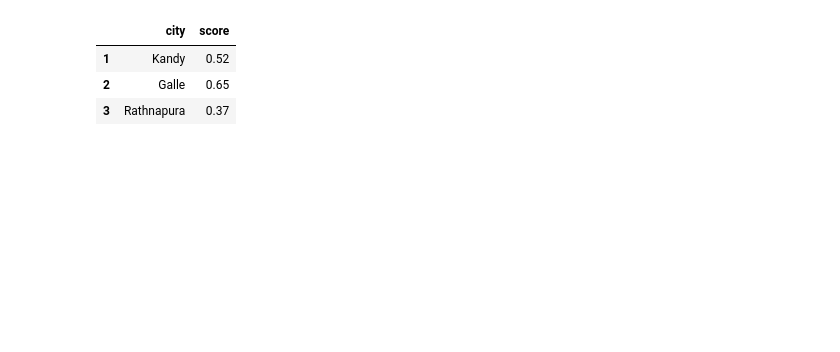
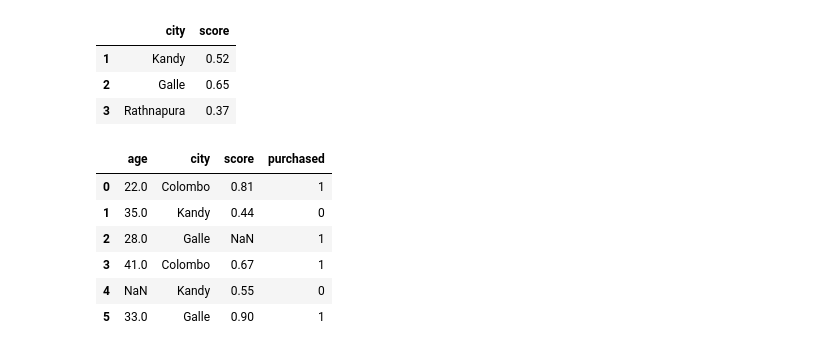
Before and after one commit to DhanushkaSa/Machine-learning-from-scratch-to-advanced, a Jupyter notebook: Day 9/home.ipynb, the cells around one changed output. Saved outputs shown, nothing was run; the diff lists cells and outputs as text; code cells hidden in the pictures; blank space fills up the shorter version.

```diff
--- a/Day 9/home.ipynb
+++ b/Day 9/home.ipynb
@@ -558,3 +553,15 @@ df.loc[1:3,"city":"score"]
 | 1 | Kandy | 0.52 |
 | 2 | Galle | 0.65 |
 | 3 | Rathnapura | 0.37 |
+# %%
+df = pd.read_csv("customers_tiny.csv")
+
+df
+# %% [output]
+|  | age | city | score | purchased |
+| 0 | 22.0 | Colombo | 0.81 | 1 |
+| 1 | 35.0 | Kandy | 0.44 | 0 |
+| 2 | 28.0 | Galle | NaN | 1 |
+| 3 | 41.0 | Colombo | 0.67 | 1 |
+| 4 | NaN | Kandy | 0.55 | 0 |
+| 5 | 33.0 | Galle | 0.90 | 1 |
```
Also changed, not shown: parts of 23 cells of this notebook, 1 other file.
